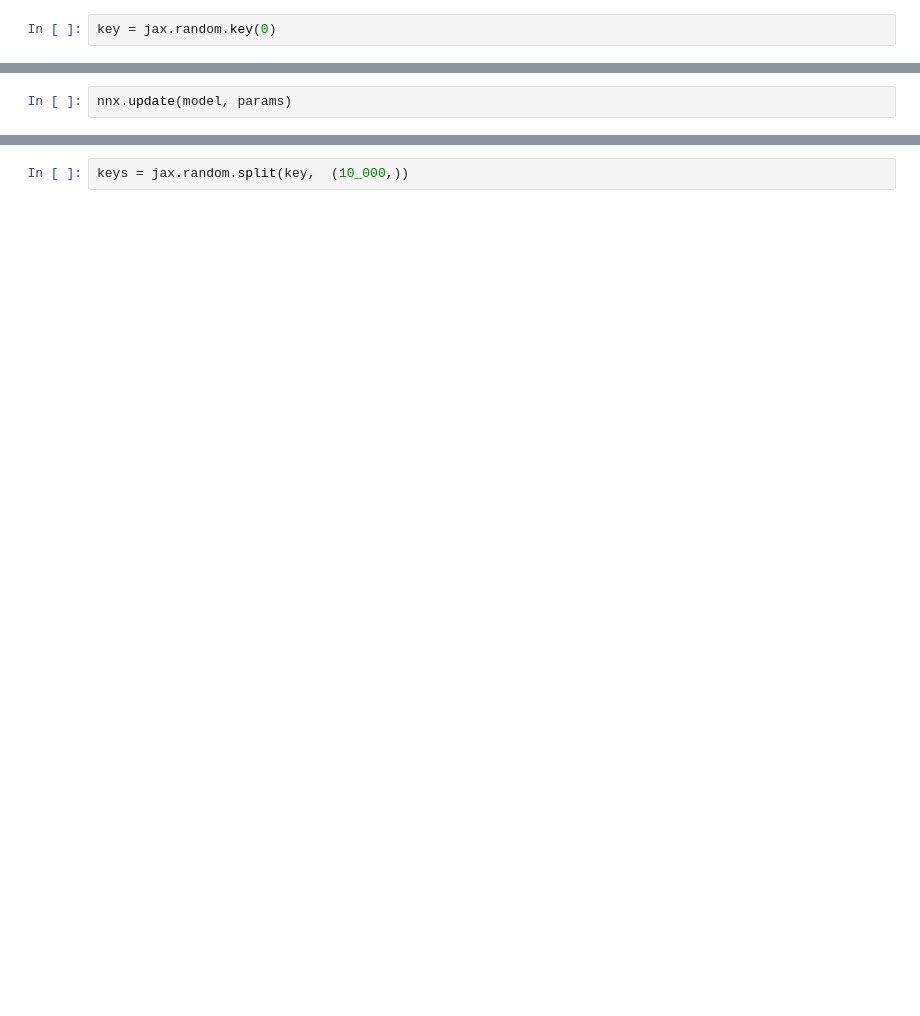
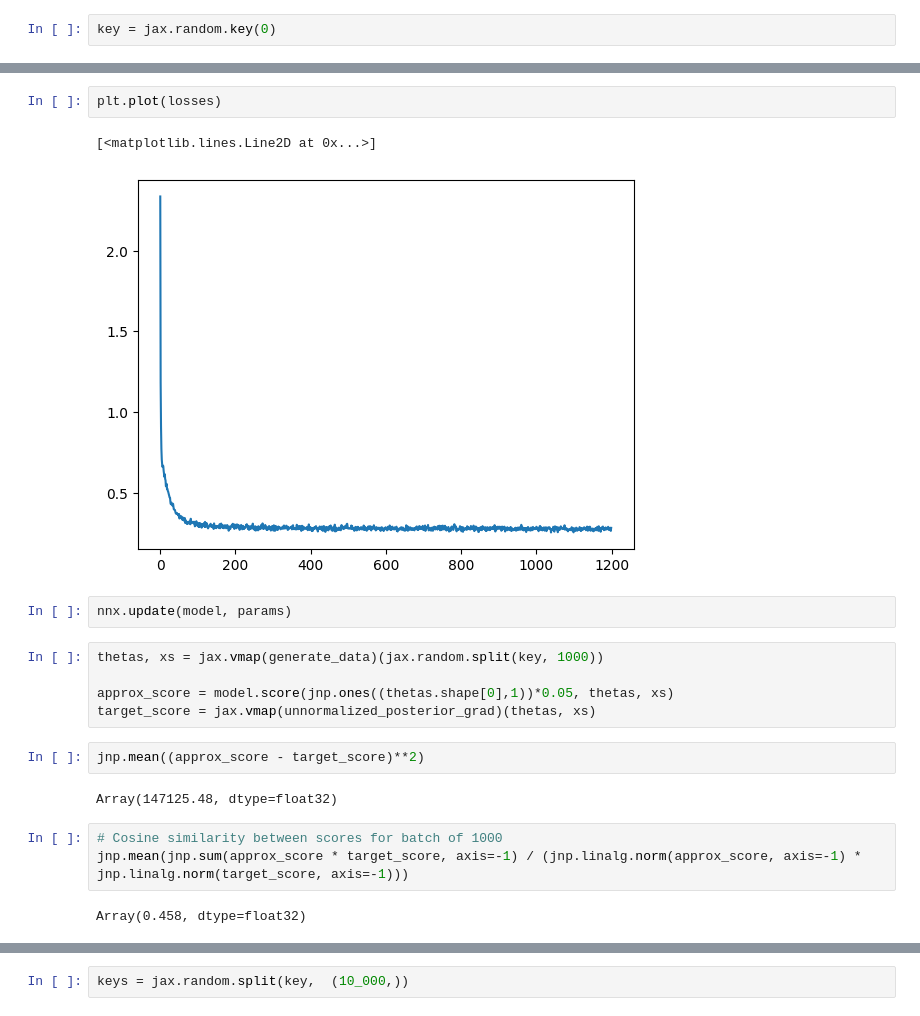
Before and after one commit to mackelab/probjax, a Jupyter notebook: examples/nn/diffusion/diffusion_model_conditional.ipynb, the cells around one changed output, grey strips where cells are left out. Saved outputs shown, nothing was run; the diff lists cells and outputs as text; blank space fills up the shorter version.

```diff
--- a/examples/nn/diffusion/diffusion_model_conditional.ipynb
+++ b/examples/nn/diffusion/diffusion_model_conditional.ipynb
@@ -81,5 +139,24 @@ for i in range(500):
+# %%
+plt.plot(losses)
+# %% [output]
+[<matplotlib.lines.Line2D at 0x...>]
+[figure, added]
 # %%
 nnx.update(model, params)
+# %%
+thetas, xs = jax.vmap(generate_data)(jax.random.split(key, 1000))
+
+approx_score = model.score(jnp.ones((thetas.shape[0],1))*0.05, thetas, xs)
+target_score = jax.vmap(unnormalized_posterior_grad)(thetas, xs)
+# %%
+jnp.mean((approx_score - target_score)**2)
+# %% [output]
+Array(147125.48, dtype=float32)
+# %%
+# Cosine similarity between scores for batch of 1000
+jnp.mean(jnp.sum(approx_score * target_score, axis=-1) / (jnp.linalg.norm(approx_score, axis=-1) * jnp.linalg.norm(target_score, axis=-1)))
+# %% [output]
+Array(0.458, dtype=float32)
 # %%
 plt.plot(losses)
 # %% [output]
```
Also changed, not shown: parts of 22 cells of this notebook, 5 other files.
